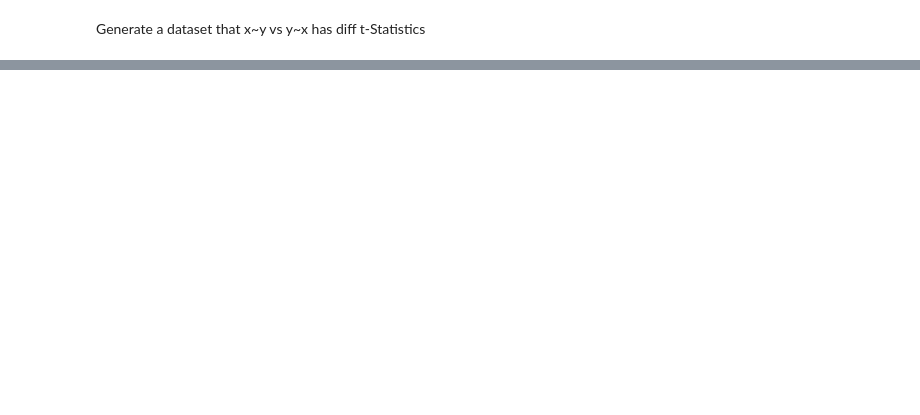
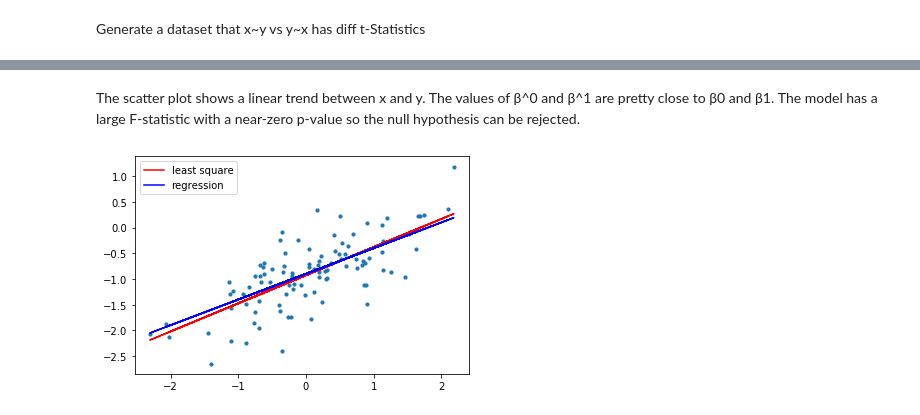
Before and after one commit to VirtualMars/StatisticalLearningPython, a Jupyter notebook: 3.7Exercises_Applied.ipynb, the cells around one changed output, grey strips where cells are left out. Cells and saved outputs as stored; diff of their text form; code cells hidden in the pictures; blank space fills up the shorter version.

```diff
--- a/3.7Exercises_Applied.ipynb
+++ b/3.7Exercises_Applied.ipynb
@@ -370,0 +388,6 @@ Warnings:
+# %%
+df = pd.DataFrame({'x':x,'y':y})
+
+randomlr = smf.ols(formula='y~x',data=df).fit()
+ypred=randomlr.predict()
+print(randomlr.summary())
@@ -370,0 +412,10 @@ Warnings:
+# %% [markdown]
+The scatter plot shows a linear trend between x and y. The values of β^0 and β^1 are pretty close to β0 and β1. The model has a large F-statistic with a near-zero p-value so the null hypothesis can be rejected.
+# %%
+plt.scatter(x,y,s=10)
+plt.plot(x,ypred,color='red')
+plt.plot(x,-0.9+0.5*x,color='blue')
+plt.legend(('least square','regression'))
+plt.show()
+# %% [output]
+[figure, added]
```
Also changed, not shown: parts of 32 cells of this notebook.
